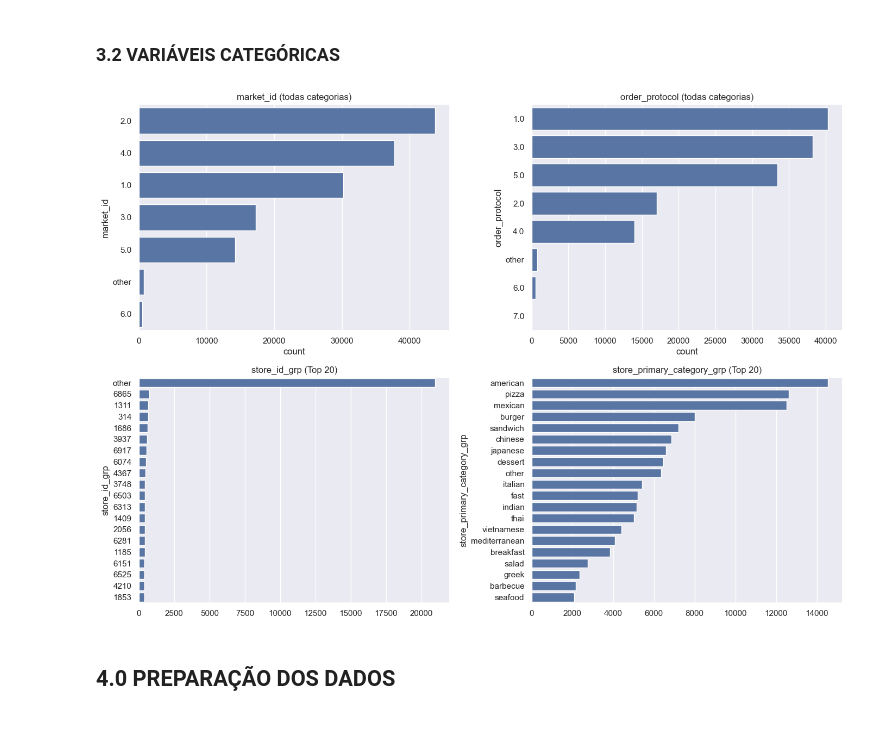
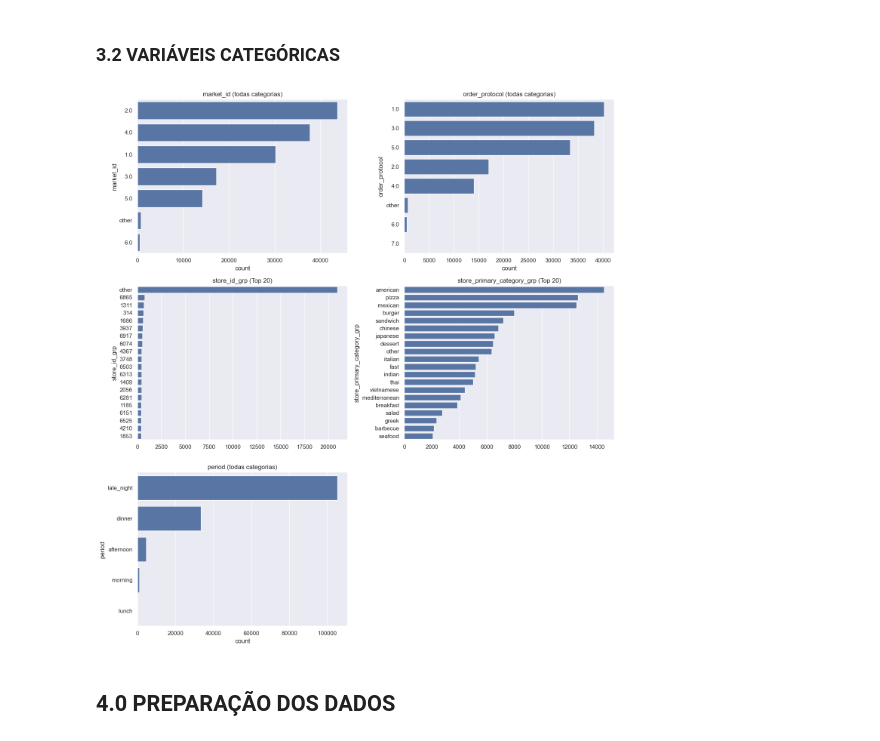
Before and after one commit to samantasobral/ml_flow, a Jupyter notebook: PA_ml_flow.ipynb, the cells around one changed output. Saved outputs shown, nothing was run; the diff lists cells and outputs as text; code cells hidden in the pictures.

```diff
--- a/PA_ml_flow.ipynb
+++ b/PA_ml_flow.ipynb
@@ -66,3 +75,15 @@ from sklearn.preprocessing   import LabelEncoder, RobustScaler
+# %%
+def period_of_day(h):
+    if 6 <= h < 11:
+        return "morning"
+    elif 11 <= h < 15:
+        return "lunch"
+    elif 15 <= h < 18:
+        return "afternoon"
+    elif 18 <= h < 22:
+        return "dinner"
+    else:
+        return "late_night"
 # %% [markdown]
 ## CARREGAMENTO DOS DADOS
 # %%
@@ -300,3 +323,24 @@ Name: proportion, Length: 67, dtype: float64
+# %%
+#hora do dia
+df1["hour"] = df1["created_at"].dt.hour
+
+#dia da semana
+df1["day_of_week"] = df1["created_at"].dt.dayofweek
+
+#fim de semana
+df1["is_weekend"] = df1["day_of_week"].isin([5, 6]).astype(int)
+
+#mês
+df1["month"] = df1["created_at"].dt.month
+
+#período do dia
+df1["period"] = df1["hour"].apply(period_of_day)
+
+#horário de pico
+df1["is_peak"] = df1["hour"].isin([11,12,13,18,19,20]).astype(int)
+
+#dia do mês
+df1["day"] = df1["created_at"].dt.day
 # %% [markdown]
 ## 2.0 ESTATÍSTICAS DOS DADOS
 # %%
@@ -419,7 +463,7 @@ dtype: int64
 # %%
 #variáveis categóricas:
 
-cat_cols = ["market_id", "store_primary_category", "order_protocol", "store_primary_category_grp"]
+cat_cols = ["market_id", "store_primary_category", "order_protocol", "store_primary_category_grp", "period"]
 
 for col in cat_cols:
     df2[col] = df2[col].astype("category")
@@ -516,40 +557,40 @@ sns.heatmap(num_attributes.corr(method = 'pearson'), annot = True)
 def plot_categorical_subplots(df, top_n=20):
     # Seleciona colunas categóricas
     cat_cols = ['market_id', 'order_protocol',
-       'store_id_grp', 'store_primary_category_grp']
+       'store_id_grp', 'store_primary_category_grp', 'period']
 
     n = len(cat_cols)
     cols = 2
     rows = (n + 1) // cols
 
     plt.figure(figsize=(14, 5 * rows))
 
     for i, col in enumerate(cat_cols, 1):
         plt.subplot(rows, cols, i)
 
         # Cardinalidade
         unique_vals = df[col].nunique()
 
         if unique_vals <= 10:
             # Plota todas as categorias
             order = df[col].value_counts().index
             sns.countplot(data=df, y=col, order=order)
             plt.title(f"{col} (todas categorias)")
 
         else:
             # Plota apenas top N
             top = df[col].value_counts().head(top_n)
             sns.barplot(x=top.values, y=top.index)
             plt.title(f"{col} (Top {top_n})")
 
         plt.tight_layout()
 
     plt.show()
 
 # Usando no df3
 plot_categorical_subplots(df3)
 # %% [output]
-[figure, old version]
+[figure, new version]
 # %% [markdown]
 ## 4.0 PREPARAÇÃO DOS DADOS
 # %% [markdown]
```
Also changed, not shown: parts of 29 cells of this notebook, 39 other files.
